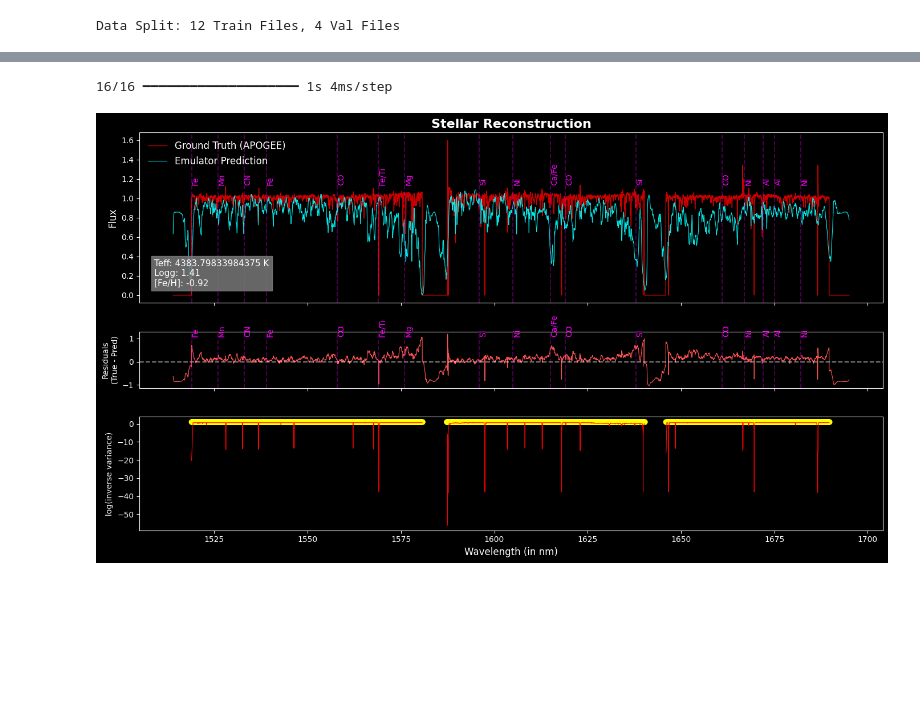
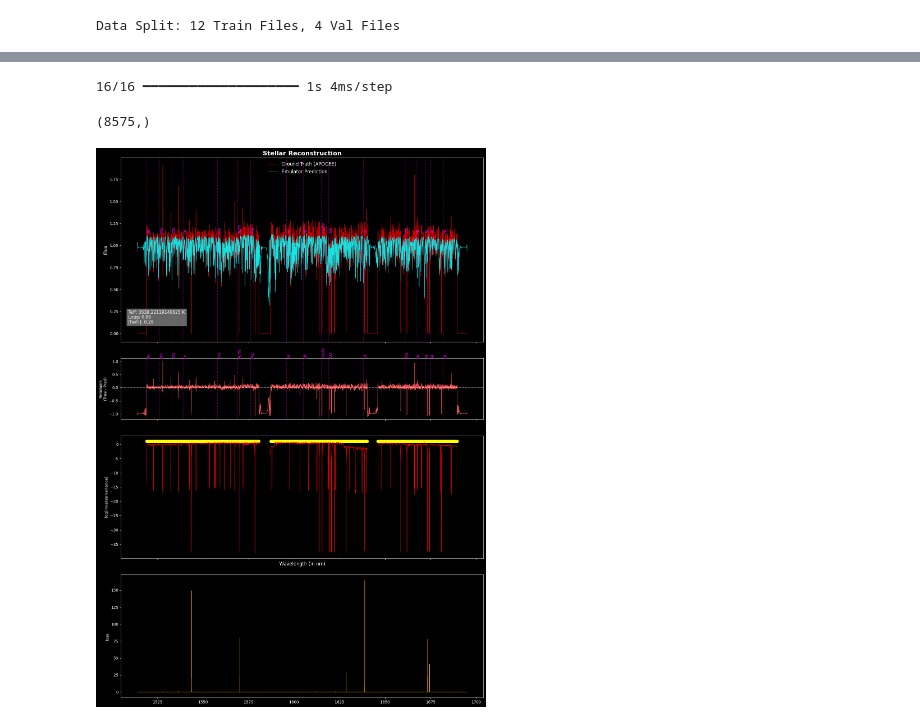
Before and after one commit to Aneeshshastri/STAR_SEER, a Jupyter notebook: Spectrogram_model_trainer.ipynb, the cells around one changed output, grey strips where cells are left out. Saved outputs shown, nothing was run; the diff lists cells and outputs as text; code cells hidden in the pictures; blank space fills up the shorter version.

```diff
--- a/Spectrogram_model_trainer.ipynb
+++ b/Spectrogram_model_trainer.ipynb
@@ -21,13 +21,13 @@ class Config:
     STATS_PATH = "/kaggle/working/dataset_stats.npz"
 
     # --- System ---
-    TESTING_MODE = True
+    TESTING_MODE = False
     TEST_LIMIT = 20000
     NUM_SHARDS = 16
 
     # --- Model Hyperparameters ---
     BATCH_SIZE = 512
-    LEARNING_RATE = 2e-4
+    LEARNING_RATE = 1e-3
     EPOCHS = 100
     LATENT_DIM = 268
     OUTPUT_LENGTH = 8575
@@ -443,17 +495,17 @@ Epoch 21: ReduceLROnPlateau reducing learning rate to 2.499999936844688e-05.
 import matplotlib.pyplot as plt
 
 model=tf.keras.models.load_model('best_emulator.keras')
-model.save('SPECTROGRAM_GENERATOR.keras')
 
 
 
-def plot_spectrum_comparison(y_true, y_pred,ivar=None, labels=None, title="Stellar Reconstruction"):
+
+def plot_spectrum_comparison(y_true, y_pred,ivar=None,loss=None, labels=None, title="Stellar Reconstruction"):
     plt.style.use('dark_background') #dark mode >>>>>>
     wavelengths=np.logspace(np.log10(1514),np.log10(1695),config.OUTPUT_LENGTH)
     # APOGEE takes log wavelengths to space their pixels
-    fig, (ax1, ax2, ax3) = plt.subplots(
-        3, 1, figsize=(14, 8),
-        gridspec_kw={'height_ratios': [3, 1,2]},
+    fig, (ax1, ax2, ax3,ax4) = plt.subplots(
+        4, 1, figsize=(14, 20),
+        gridspec_kw={'height_ratios': [3,1,2,2]},
         sharex=True
     )
 
@@ -511,33 +563,40 @@ def plot_spectrum_comparison(y_true, y_pred,ivar=None, labels=None, title="Stell
     #ax2.set_ylim(-0.2, 0.2) => hopefully my model fits good enough for me to do this (it didn't ;-;)
 
     # show imp labels
     if labels is not None:
         info_str = f"Teff: {labels[0]} K\nLogg: {labels[1]:.2f}\n[Fe/H]: {labels[2]:.2f}"
         ax1.text(0.02, 0.1, info_str, transform=ax1.transAxes,
                  bbox=dict(facecolor='grey', alpha=0.8, edgecolor='gray'),
                  fontsize=11, color='white')
     ax3.plot(wavelengths,np.log(ivar)-10,color='red',linewidth=0.8)
     ax3.set_ylabel("log(inverse variance)",fontsize=10)
     ax3.set_xlabel("Wavelength (in nm)", fontsize=12)
     s_gap=wavelengths[ivar>0]
     ax3.scatter(s_gap,np.ones_like(s_gap),color='yellow')
+    if(loss!=None):
+        ax4.plot(wavelengths,loss,color='orange',linewidth=0.8)
+        ax4.set_ylabel("loss:",fontsize=10)
     fig.tight_layout()
     fig.savefig("/kaggle/working/spectrogram_1.jpg")
     fig.show()
 
 #generate sample spectrograms
 for batch_labels, batch_spectra in val_ds.take(1):
 
     preds = model.predict(batch_labels)
 
-    idx = 4
+    idx = 2
     true_spec = batch_spectra[idx, :, 0]
     ivar=batch_spectra[idx,:,1]
     pred_spec = preds[idx, :, 0]
     star_labels = batch_labels[idx]
     star_labels=star_labels*STD_TENSOR+MEAN_TENSOR
-    plot_spectrum_comparison(true_spec, pred_spec,ivar, labels=star_labels)
+    loss=sobolev_loss_arr(batch_spectra[idx:(idx+1),:,:], preds[idx:(idx+1),:,:])
+    loss=loss[0,:,0]
+    plot_spectrum_comparison(true_spec, pred_spec,ivar,loss, labels=star_labels)
+    print(loss.shape)
     break
 # %% [output]
 16/16 ━━━━━━━━━━━━━━━━━━━━ 1s 4ms/step
+(8575,)
-[figure, old version]
+[figure, new version]
```
Also changed, not shown: parts of 6 cells of this notebook.
